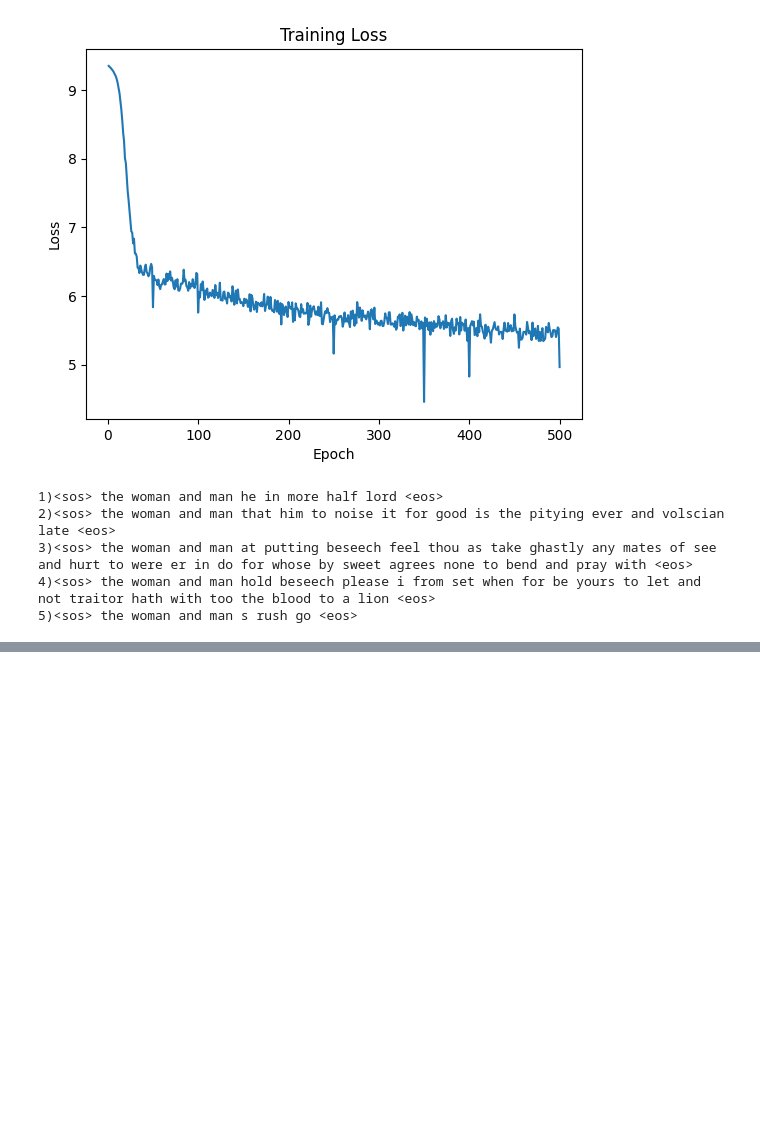
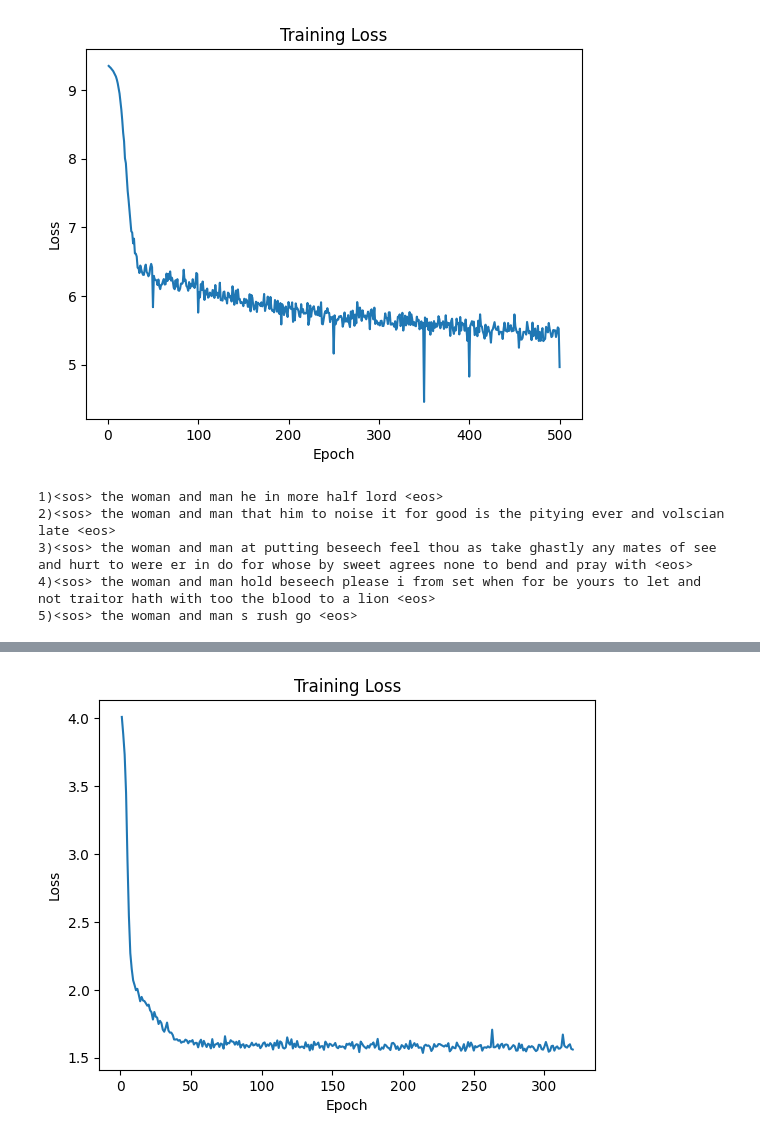
Before and after one commit to nonkloq/dl-experiments, a Jupyter notebook: nlp/rnn_language_models.ipynb, the cells around one changed output, grey strips where cells are left out. Cells and saved outputs as stored; diff of their text form; code cells hidden in the pictures; blank space fills up the shorter version.

```diff
--- a/nlp/rnn_language_models.ipynb
+++ b/nlp/rnn_language_models.ipynb
@@ -166,7 +166,7 @@ hidden_dim = 128
 
 sentence_yapper = SimpleLSTM(input_embedd_dim=embedding_dim, hidden_dim=hidden_dim, vocab=vocabulary,
                              word_embeddings=word_embeddings, freeze_embedding_weight=False)
-criterion = th.nn.CrossEntropyLoss()
+criterion = th.nn.CrossEntropyLoss(ignore_index=PADDING_ID)
 optimizer = th.optim.Adam(sentence_yapper.parameters(), lr=eta)
 
 losses = []
@@ -279,0 +521,12 @@ yap = sample_sentence(sentence_yapper, seed_sentence="the woman and man",greedy=
+# %%
+import matplotlib.pyplot as plt
+
+updates = list(range(1, len(losses)+1))
+plt.figure()
+plt.plot(updates, losses)
+plt.xlabel("Epoch")
+plt.ylabel("Loss")
+plt.title("Training Loss")
+plt.show()
+# %% [output]
+[figure, added]
```
Also changed, not shown: parts of 6 cells of this notebook.
